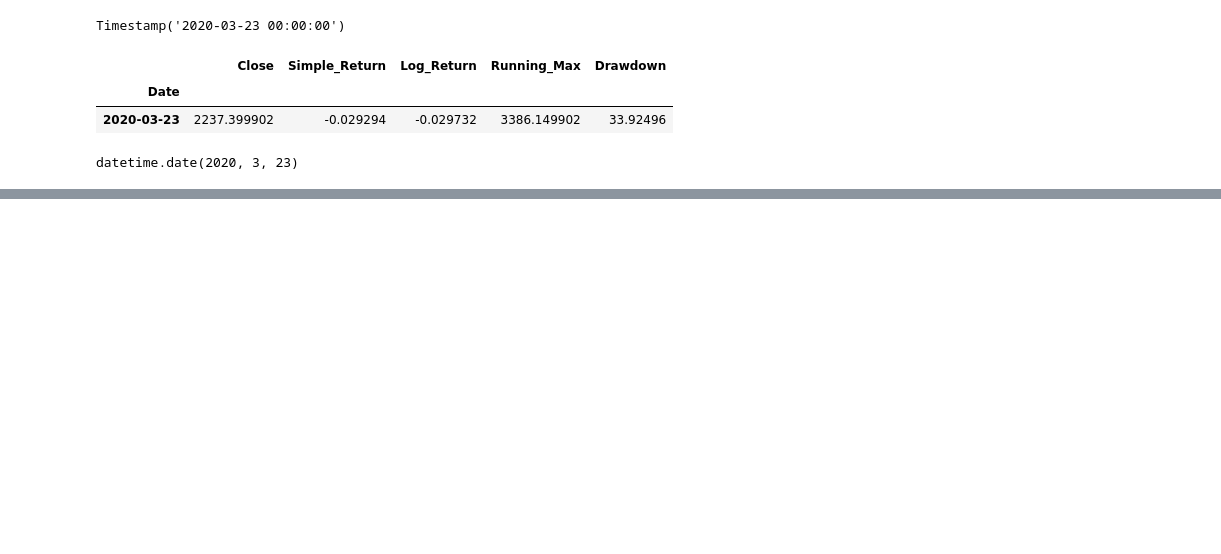
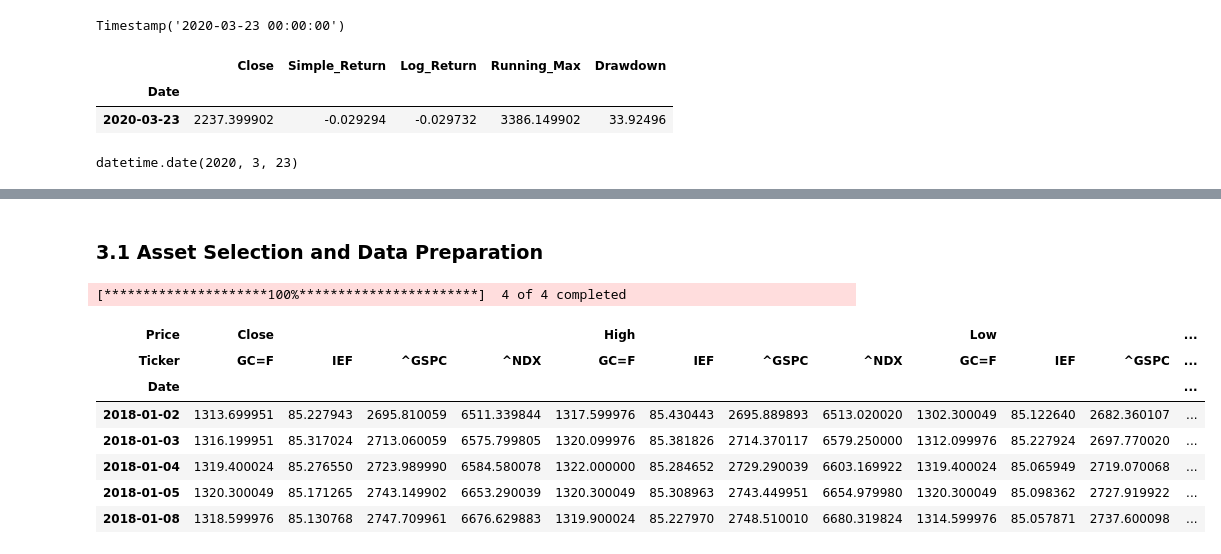
Before and after one commit to AlexisGimar/market-returns-volatility-analysis, a Jupyter notebook: notebooks/market-returns-volatility.ipynb, the cells around one changed output, grey strips where cells are left out. Saved outputs shown, nothing was run; the diff lists cells and outputs as text; code cells hidden in the pictures; blank space fills up the shorter version.

Commit message:
Multi Asset Analysis

```diff
--- a/notebooks/market-returns-volatility.ipynb
+++ b/notebooks/market-returns-volatility.ipynb
@@ -342,0 +398,17 @@ annual_volatility_by_year_graph.update_yaxes(title_font=dict(size=15, color='#33
+# %% [markdown]
+### 3.1 Asset Selection and Data Preparation
+# %%
+tickers = ["^GSPC", "^NDX", "GC=F", "IEF"]
+multi_asset_data = yf.download(tickers, start="2018-01-01")
+
+multi_asset_data.head()
+# %% [output]
+[*********************100%***********************]  4 of 4 completed
+| Price | Close |  |  |  | High |  |  |  | Low |  |  | ... |
+| Ticker | GC=F | IEF | ^GSPC | ^NDX | GC=F | IEF | ^GSPC | ^NDX | GC=F | IEF | ^GSPC | ... |
+| Date |  |  |  |  |  |  |  |  |  |  |  | ... |
+| 2018-01-02 | 1313.699951 | 85.227943 | 2695.810059 | 6511.339844 | 1317.599976 | 85.430443 | 2695.889893 | 6513.020020 | 1302.300049 | 85.122640 | 2682.360107 | ... |
+| 2018-01-03 | 1316.199951 | 85.317024 | 2713.060059 | 6575.799805 | 1320.099976 | 85.381826 | 2714.370117 | 6579.250000 | 1312.099976 | 85.227924 | 2697.770020 | ... |
+| 2018-01-04 | 1319.400024 | 85.276550 | 2723.989990 | 6584.580078 | 1322.000000 | 85.284652 | 2729.290039 | 6603.169922 | 1319.400024 | 85.065949 | 2719.070068 | ... |
+| 2018-01-05 | 1320.300049 | 85.171265 | 2743.149902 | 6653.290039 | 1320.300049 | 85.308963 | 2743.449951 | 6654.979980 | 1320.300049 | 85.098362 | 2727.919922 | ... |
+| 2018-01-08 | 1318.599976 | 85.130768 | 2747.709961 | 6676.629883 | 1319.900024 | 85.227970 | 2748.510010 | 6680.319824 | 1314.599976 | 85.057871 | 2737.600098 | ... |
```
Also changed, not shown: parts of 52 cells of this notebook, 3 other files.
